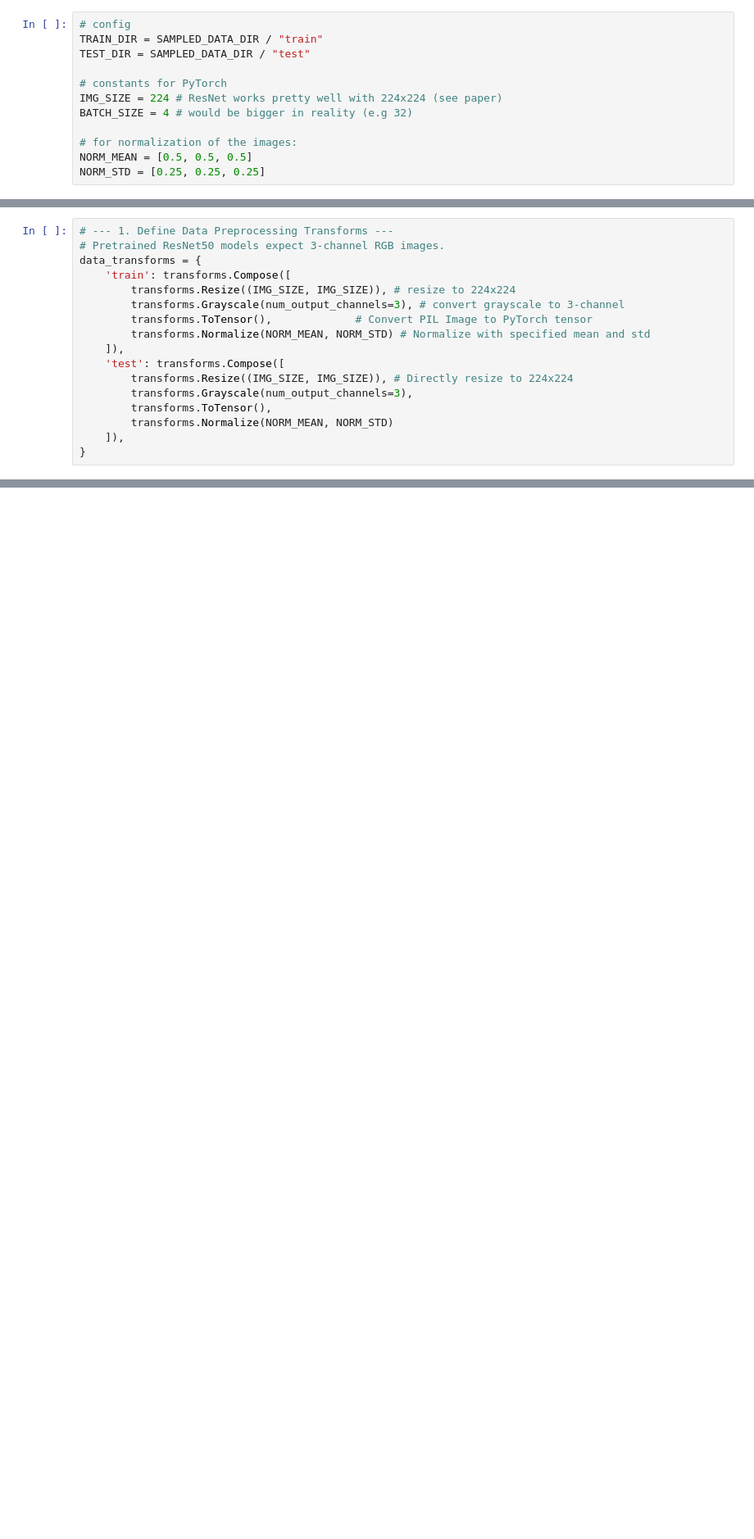
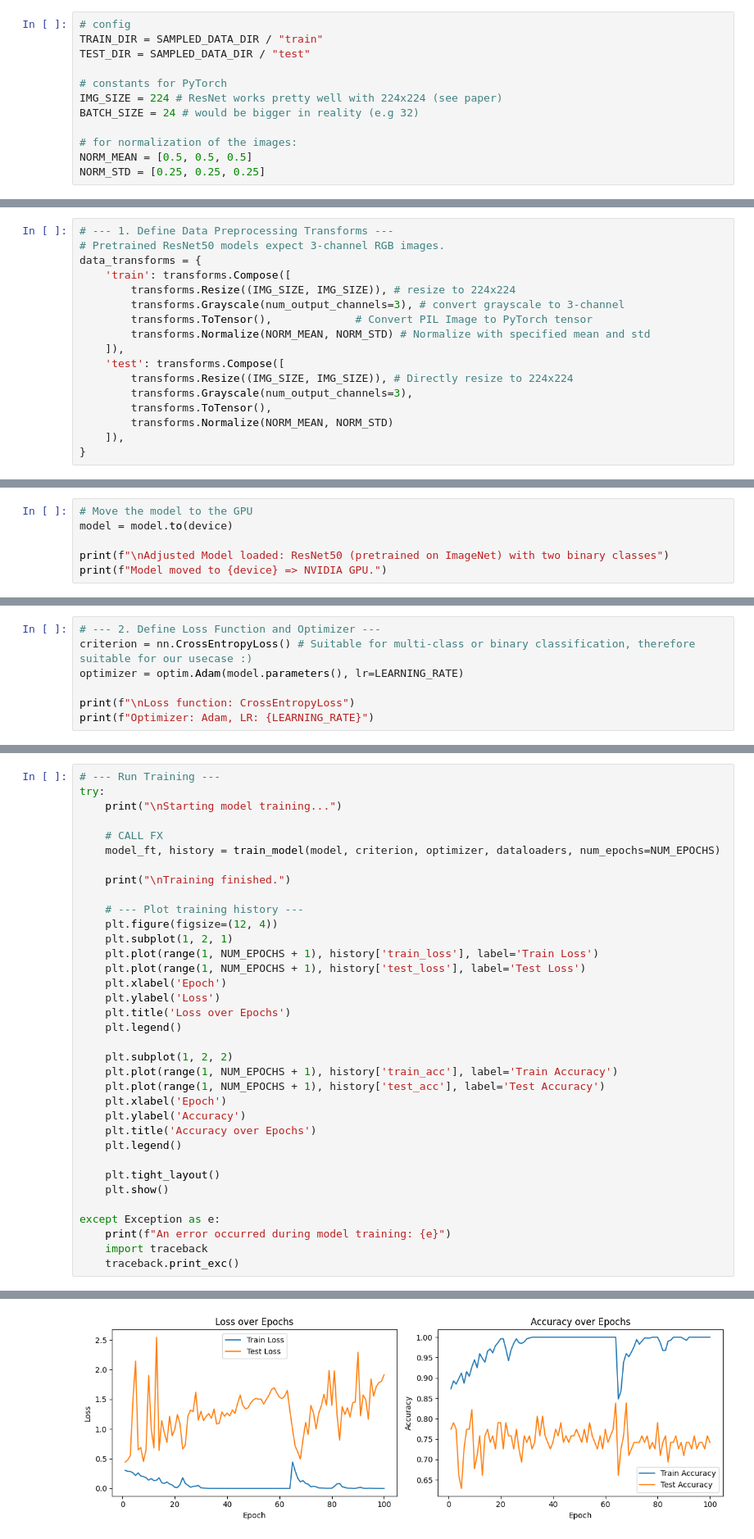
Before and after one commit to oalisax/AMLHC-final-exam, a Jupyter notebook: analysis.ipynb, the cells around one changed output, grey strips where cells are left out. Shown at 82% size. Cells and saved outputs as stored; diff of their text form; blank space fills up the shorter version.

```diff
--- a/analysis.ipynb
+++ b/analysis.ipynb
@@ -166,7 +171,7 @@ TEST_DIR = SAMPLED_DATA_DIR / "test"
 
 # constants for PyTorch
 IMG_SIZE = 224 # ResNet works pretty well with 224x224 (see paper)
-BATCH_SIZE = 4 # would be bigger in reality (e.g 32)
+BATCH_SIZE = 24 # would be bigger in reality (e.g 32)
 
 # for normalization of the images:
 NORM_MEAN = [0.5, 0.5, 0.5]
@@ -266,0 +307,6 @@ Displaying the first image from the fetched batch (after preprocessing):
+# %%
+# Move the model to the GPU
+model = model.to(device)
+
+print(f"\nAdjusted Model loaded: ResNet50 (pretrained on ImageNet) with two binary classes")
+print(f"Model moved to {device} => NVIDIA GPU.")
@@ -266,0 +316,7 @@ Displaying the first image from the fetched batch (after preprocessing):
+# %%
+# --- 2. Define Loss Function and Optimizer ---
+criterion = nn.CrossEntropyLoss() # Suitable for multi-class or binary classification, therefore suitable for our usecase :)
+optimizer = optim.Adam(model.parameters(), lr=LEARNING_RATE)
+
+print(f"\nLoss function: CrossEntropyLoss")
+print(f"Optimizer: Adam, LR: {LEARNING_RATE}")
@@ -266,0 +402,36 @@ Displaying the first image from the fetched batch (after preprocessing):
+# %%
+# --- Run Training ---
+try:
+    print("\nStarting model training...")
+
+    # CALL FX
+    model_ft, history = train_model(model, criterion, optimizer, dataloaders, num_epochs=NUM_EPOCHS)
+
+    print("\nTraining finished.")
+
+    # --- Plot training history ---
+    plt.figure(figsize=(12, 4))
+    plt.subplot(1, 2, 1)
+    plt.plot(range(1, NUM_EPOCHS + 1), history['train_loss'], label='Train Loss')
+    plt.plot(range(1, NUM_EPOCHS + 1), history['test_loss'], label='Test Loss')
+    plt.xlabel('Epoch')
+    plt.ylabel('Loss')
+    plt.title('Loss over Epochs')
+    plt.legend()
+
+    plt.subplot(1, 2, 2)
+    plt.plot(range(1, NUM_EPOCHS + 1), history['train_acc'], label='Train Accuracy')
+    plt.plot(range(1, NUM_EPOCHS + 1), history['test_acc'], label='Test Accuracy')
+    plt.xlabel('Epoch')
+    plt.ylabel('Accuracy')
+    plt.title('Accuracy over Epochs')
+    plt.legend()
+
+    plt.tight_layout()
+    plt.show()
+
+except Exception as e:
+    print(f"An error occurred during model training: {e}")
+    import traceback
+    traceback.print_exc()
+# %% [output]
@@ -266,0 +455 @@ Displaying the first image from the fetched batch (after preprocessing):
+[figure, added]
```
Also changed, not shown: parts of 12 cells of this notebook.
